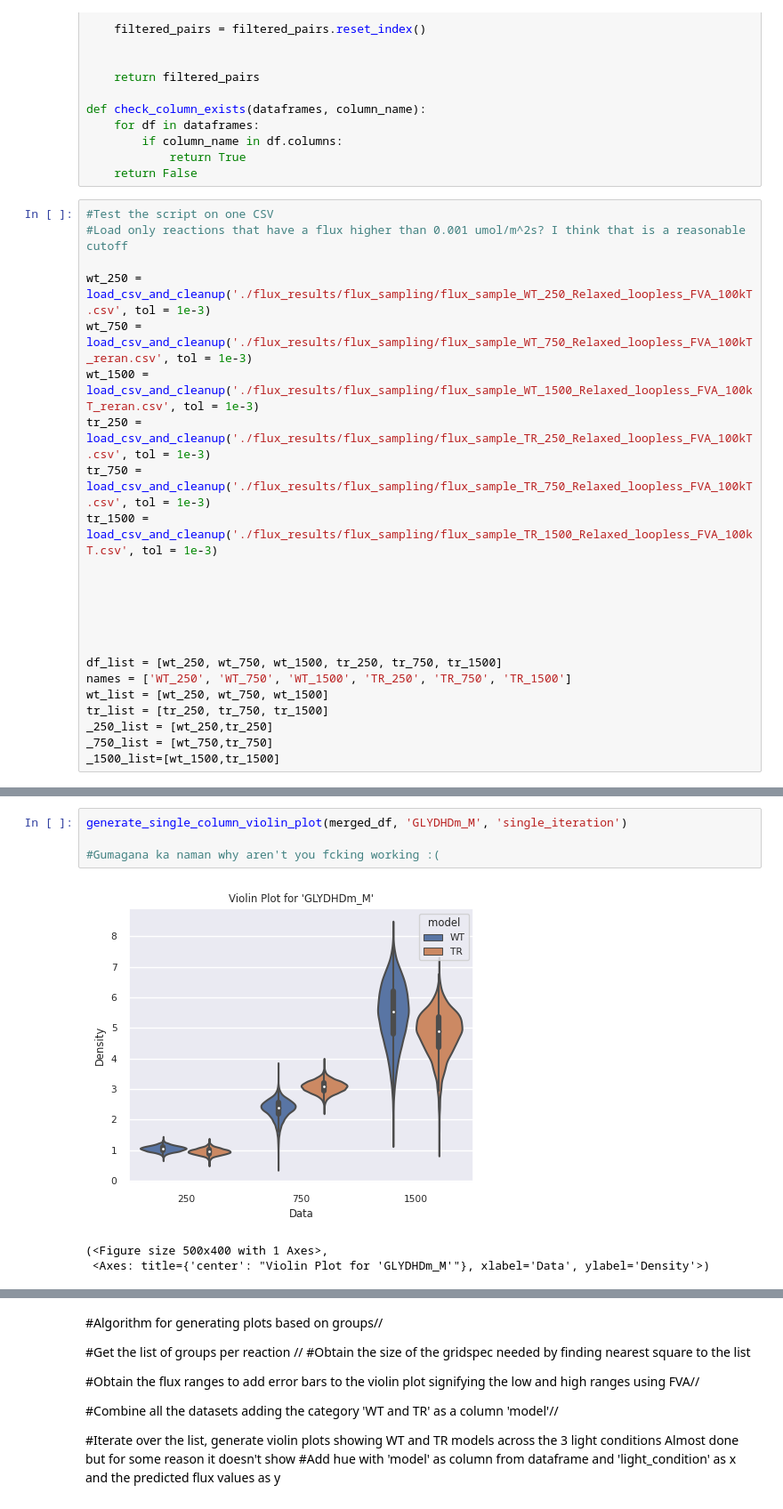
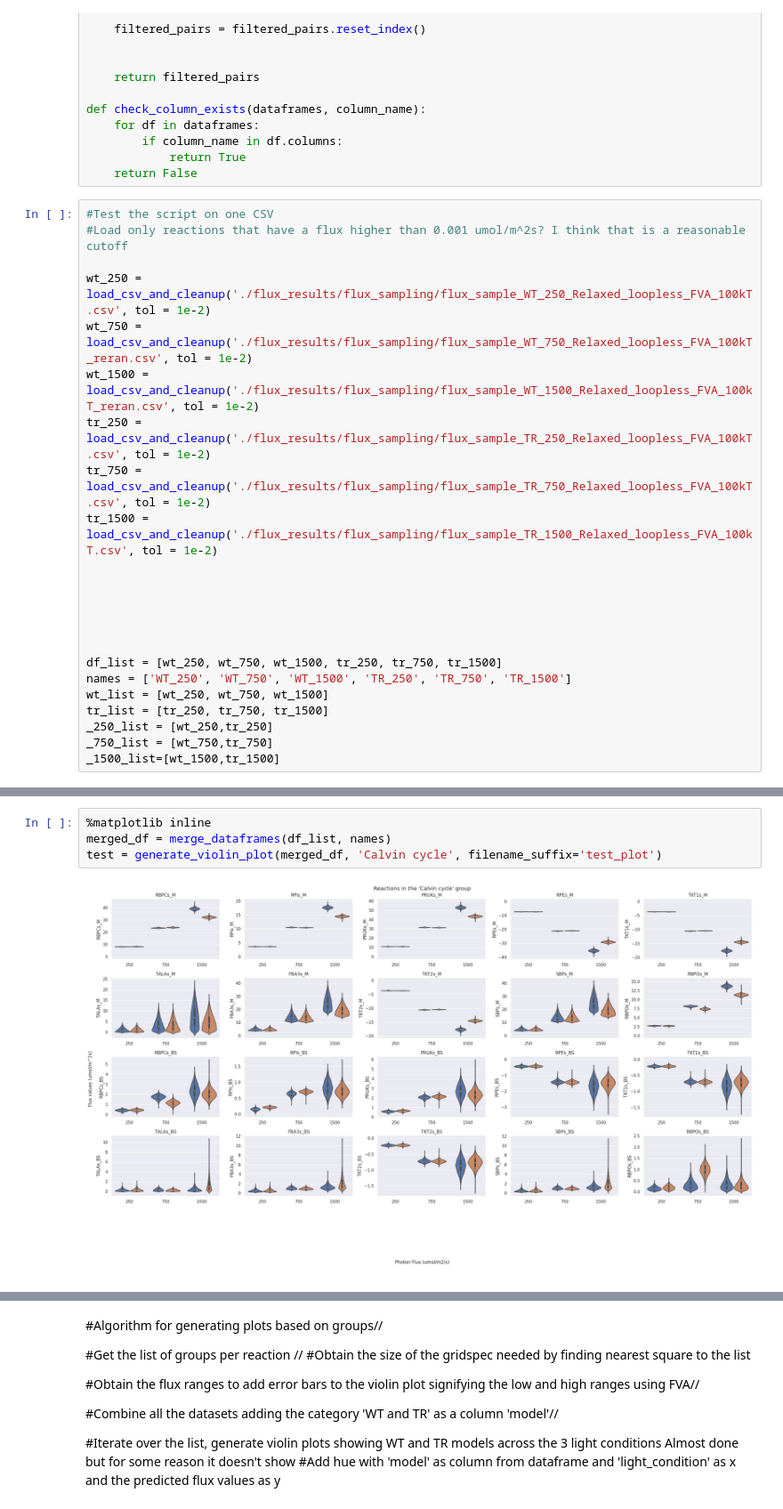
Before and after one commit to rtsantos3/RiceMM, a Jupyter notebook: Scripts/model_visualization/Generating_flux_sample_reaction_charts.ipynb, the cells around one changed output, grey strips where cells are left out. Shown at 89% size. Saved outputs shown, nothing was run; the diff lists cells and outputs as text.

Commit message:
Mostly finished script for Violin/Box plots

```diff
--- a/Scripts/model_visualization/Generating_flux_sample_reaction_charts.ipynb
+++ b/Scripts/model_visualization/Generating_flux_sample_reaction_charts.ipynb
@@ -404,12 +404,12 @@ def check_column_exists(dataframes, column_name):
 #Test the script on one CSV
 #Load only reactions that have a flux higher than 0.001 umol/m^2s? I think that is a reasonable cutoff
 
-wt_250 = load_csv_and_cleanup('./flux_results/flux_sampling/flux_sample_WT_250_Relaxed_loopless_FVA_100kT.csv', tol = 1e-3)
-wt_750 = load_csv_and_cleanup('./flux_results/flux_sampling/flux_sample_WT_750_Relaxed_loopless_FVA_100kT_reran.csv', tol = 1e-3)
-wt_1500 = load_csv_and_cleanup('./flux_results/flux_sampling/flux_sample_WT_1500_Relaxed_loopless_FVA_100kT_reran.csv', tol = 1e-3)
-tr_250 = load_csv_and_cleanup('./flux_results/flux_sampling/flux_sample_TR_250_Relaxed_loopless_FVA_100kT.csv', tol = 1e-3)
-tr_750 = load_csv_and_cleanup('./flux_results/flux_sampling/flux_sample_TR_750_Relaxed_loopless_FVA_100kT.csv', tol = 1e-3)
-tr_1500 = load_csv_and_cleanup('./flux_results/flux_sampling/flux_sample_TR_1500_Relaxed_loopless_FVA_100kT.csv', tol = 1e-3)
+wt_250 = load_csv_and_cleanup('./flux_results/flux_sampling/flux_sample_WT_250_Relaxed_loopless_FVA_100kT.csv', tol = 1e-2)
+wt_750 = load_csv_and_cleanup('./flux_results/flux_sampling/flux_sample_WT_750_Relaxed_loopless_FVA_100kT_reran.csv', tol = 1e-2)
+wt_1500 = load_csv_and_cleanup('./flux_results/flux_sampling/flux_sample_WT_1500_Relaxed_loopless_FVA_100kT_reran.csv', tol = 1e-2)
+tr_250 = load_csv_and_cleanup('./flux_results/flux_sampling/flux_sample_TR_250_Relaxed_loopless_FVA_100kT.csv', tol = 1e-2)
+tr_750 = load_csv_and_cleanup('./flux_results/flux_sampling/flux_sample_TR_750_Relaxed_loopless_FVA_100kT.csv', tol = 1e-2)
+tr_1500 = load_csv_and_cleanup('./flux_results/flux_sampling/flux_sample_TR_1500_Relaxed_loopless_FVA_100kT.csv', tol = 1e-2)
 
 
 
@@ -589,8 +683,6 @@ def generate_single_column_violin_plot(merged_df, column_name, filename, model=t
 # %%
-generate_single_column_violin_plot(merged_df, 'GLYDHDm_M', 'single_iteration')
-
-#Gumagana ka naman why aren't you fcking working :(
+%matplotlib inline
+merged_df = merge_dataframes(df_list, names)
+test = generate_violin_plot(merged_df, 'Calvin cycle', filename_suffix='test_plot')
 # %% [output]
-[figure, old version]
+[figure, new version]
-(<Figure size 500x400 with 1 Axes>,
- <Axes: title={'center': "Violin Plot for 'GLYDHDm_M'"}, xlabel='Data', ylabel='Density'>)
```
Also changed, not shown: parts of 9 cells of this notebook, 3 other files.
